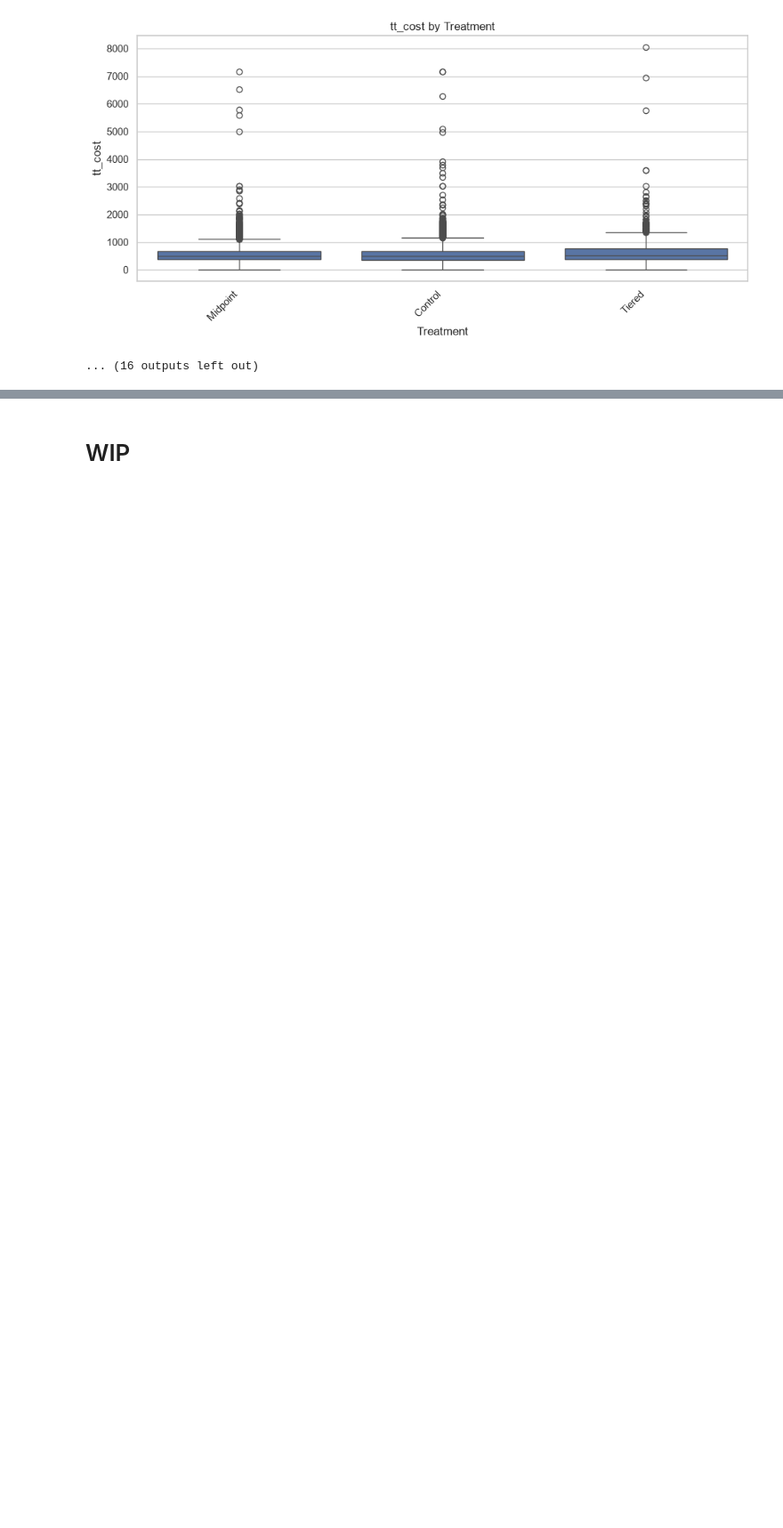
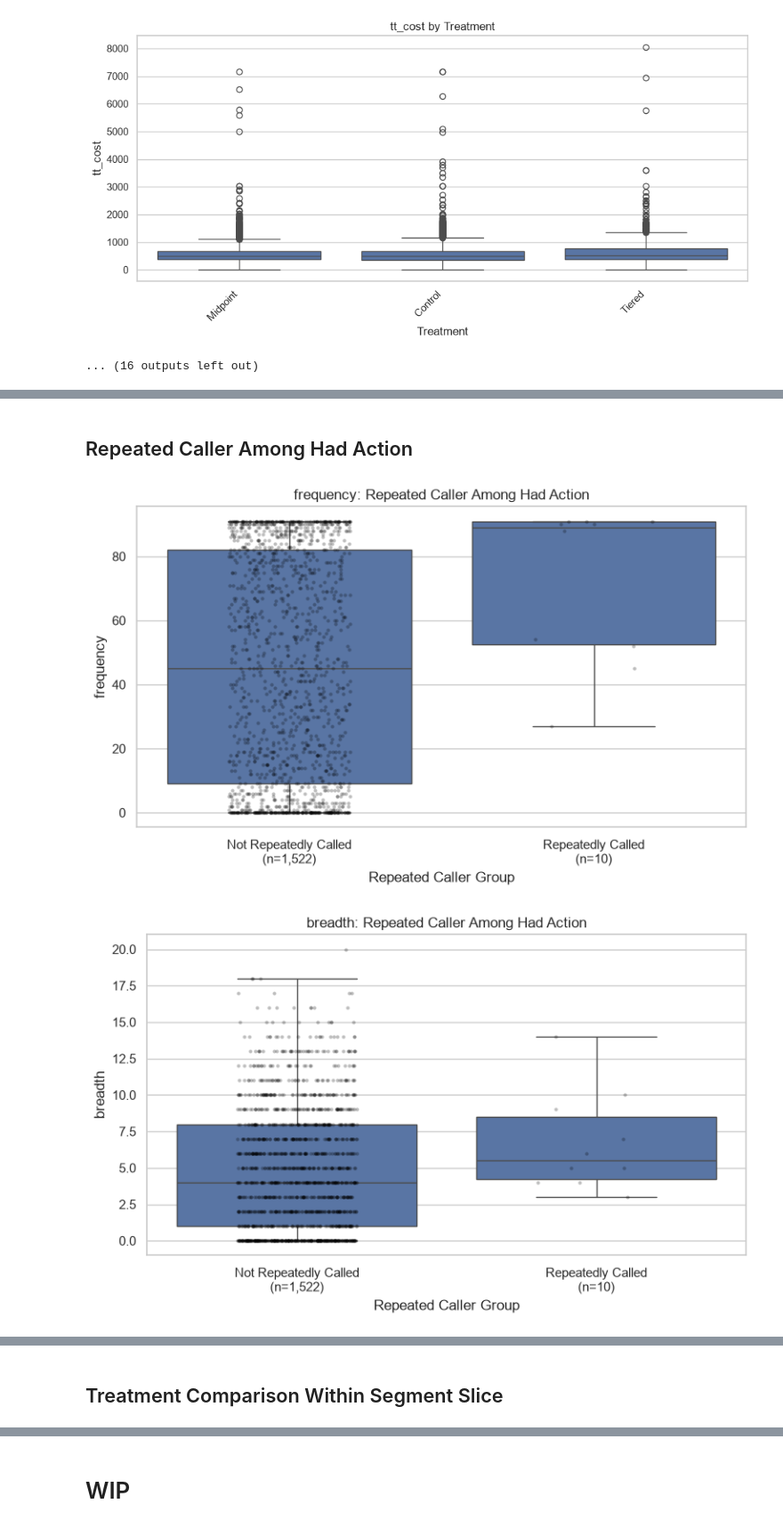
Before and after one commit to ying-gannett/stop_save_pChurn, a Jupyter notebook: src/notebooks/EDA.ipynb, the cells around one changed output, grey strips where cells are left out. Shown at 89% size. Cells and saved outputs as stored; diff of their text form; code cells hidden in the pictures; blank space fills up the shorter version.

```diff
--- a/src/notebooks/EDA.ipynb
+++ b/src/notebooks/EDA.ipynb
@@ -461,0 +502,47 @@ for segment in SEGMENT_FIELDS:
+# %% [markdown]
+## Repeated Caller Among Had Action
+# %%
+action_df = df[df["status"].ne("No Action yet")].copy()
+action_df["repeated_call_group"] = np.where(
+    action_df["repeatedly_called"].fillna(0).astype(int).eq(1),
+    "Repeatedly Called",
+    "Not Repeatedly Called"
+)
+
+repeated_call_order = ["Not Repeatedly Called", "Repeatedly Called"]
+
+for metric in NUMERIC_FIELDS:
+    plot_df = action_df.dropna(subset=[metric, "repeated_call_group"]).copy()
+    counts = plot_df.groupby("repeated_call_group")["billing_account"].count()
+    order = [group for group in repeated_call_order if group in counts.index]
+
+    plt.figure(figsize=(8, 5))
+    sns.boxplot(
+        data=plot_df,
+        x="repeated_call_group",
+        y=metric,
+        order=order,
+        showfliers=False
+    )
+    sns.stripplot(
+        data=plot_df,
+        x="repeated_call_group",
+        y=metric,
+        order=order,
+        color="black",
+        alpha=0.25,
+        size=3,
+        jitter=0.2
+    )
+    plt.xticks(
+        range(len(order)),
+        [f"{group}\n(n={counts.loc[group]:,})" for group in order]
+    )
+    plt.title(f"{metric}: Repeated Caller Among Had Action")
+    plt.xlabel("Repeated Caller Group")
+    plt.ylabel(metric)
+    plt.tight_layout()
+    plt.show()
+# %% [output]
+[figure, added]
+[figure, added]
@@ -461,0 +551,2 @@ for segment in SEGMENT_FIELDS:
+# %% [markdown]
+## Treatment Comparison Within Segment Slice
```
Also changed, not shown: parts of 9 cells of this notebook.
